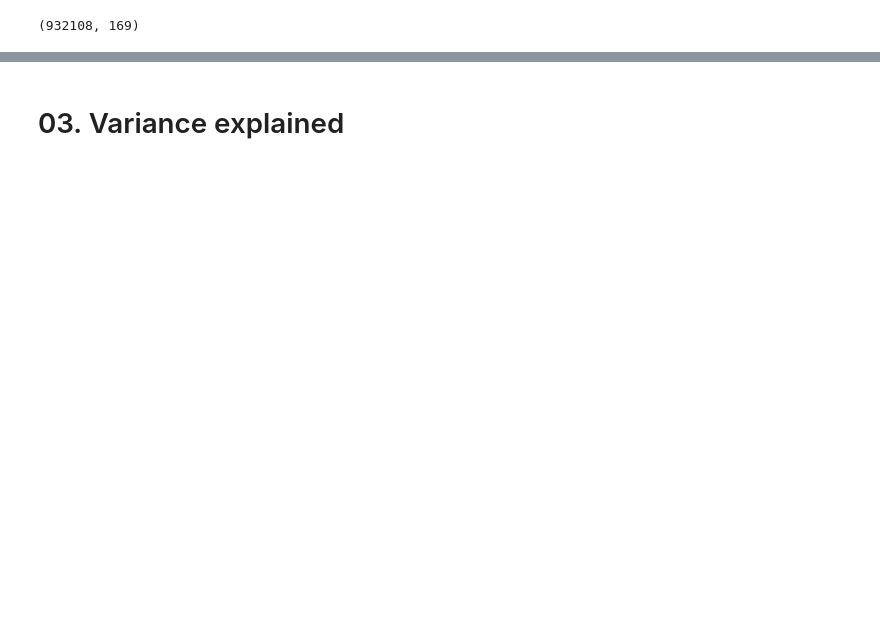
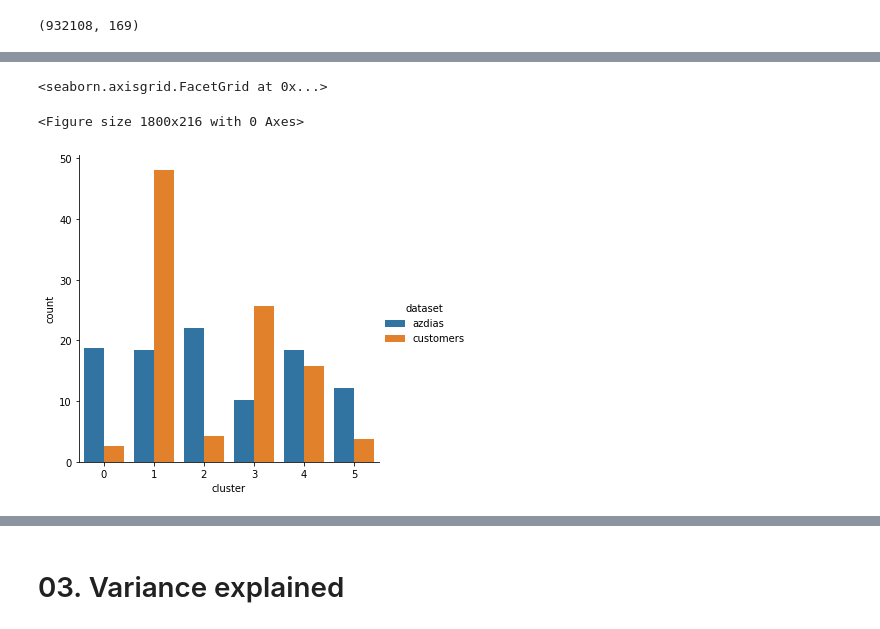
Before and after one commit to vaxherra/Arvato-Customer-Segmentation, a Jupyter notebook: Unsupervised/Unsupervised_Customer_Segmentation.ipynb, the cells around one changed output, grey strips where cells are left out. Drawn from its saved outputs; the diff is of its cells as text; code cells hidden in the pictures; blank space fills up the shorter version.

```diff
--- a/Unsupervised/Unsupervised_Customer_Segmentation.ipynb
+++ b/Unsupervised/Unsupervised_Customer_Segmentation.ipynb
@@ -239,0 +309,9 @@ with open('calinski_harabasz_scores.pkl', 'wb') as pickle_file:
+# %%
+%%time
+
+from sklearn.cluster import KMeans
+from sklearn import metrics
+estimator = KMeans(n_clusters=6)
+
+cluster_stability_score = cluster_stability(joint_dataset_PCA_reduced.to_numpy(),estimator,percent=.25 ,n_iter=10)
+cluster_stability_score
@@ -239,0 +345,26 @@ with open('calinski_harabasz_scores.pkl', 'wb') as pickle_file:
+# %%
+estimator.fit(joint_dataset_PCA_reduced)
+joint_dataset_PCA_reduced_labels = estimator.predict(joint_dataset_PCA_reduced)
+# %%
+azdias_samples = 791244
+customers_samples = 140864
+
+DataSet_labels = ["customers"]*140864 + ["azdias"]*azdias_samples
+assert len(DataSet_labels) == joint_dataset_PCA_reduced_labels.shape[0]
+
+culuster_assignements = pd.DataFrame( {'Cluster': joint_dataset_PCA_reduced_labels,  'DataSet':DataSet_labels  }  )
+culuster_assignements['count']=1
+culuster_assignements = culuster_assignements.groupby(["DataSet","Cluster"]).count()
+
+a = culuster_assignements.loc[('azdias')]*100/azdias_samples
+a['dataset']='azdias'
+a['cluster']=a.index
+
+
+b = culuster_assignements.loc[('customers')]*100/customers_samples
+b['dataset']='customers'
+b['cluster']=b.index
+
+culuster_assignements = pd.concat([a,b])
+del a,b
+culuster_assignements
@@ -239,0 +386,7 @@ with open('calinski_harabasz_scores.pkl', 'wb') as pickle_file:
+# %%
+plt.figure(figsize=(25,3))
+sns.catplot(x='cluster', y='count', hue='dataset', data=culuster_assignements, kind='bar')
+# %% [output]
+<seaborn.axisgrid.FacetGrid at 0x...>
+<Figure size 1800x216 with 0 Axes>
+[figure, added]
```
Also changed, not shown: parts of 19 cells of this notebook, 4 other files.
